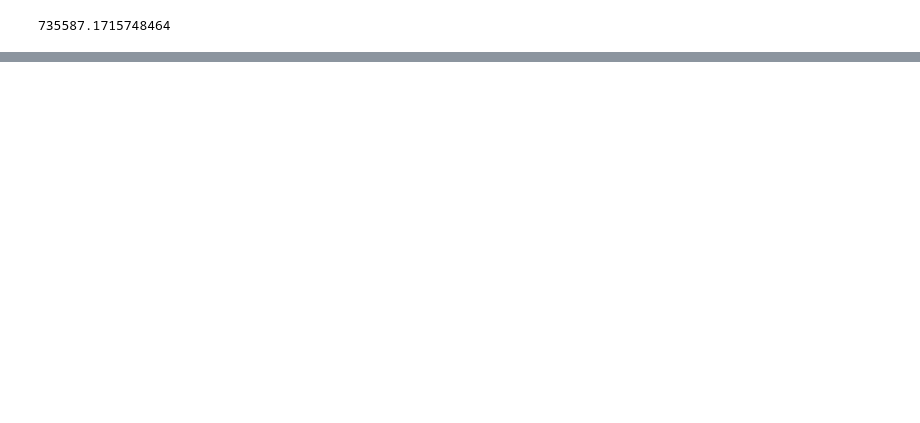
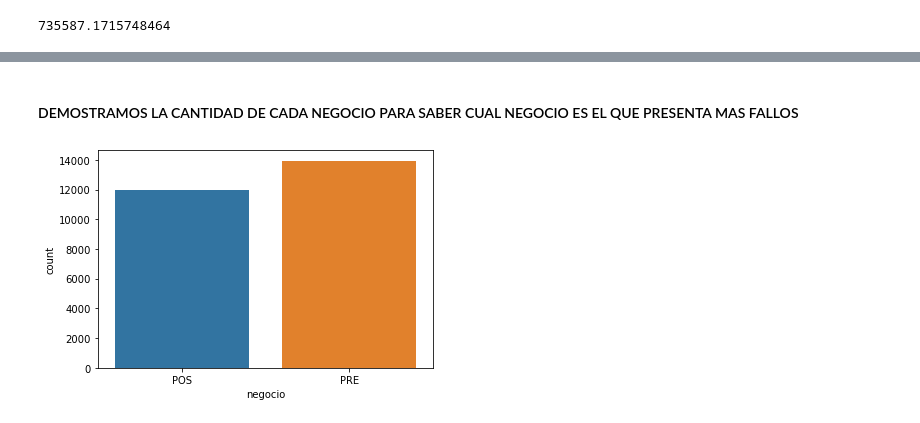
Before and after one commit to SrDemoniaco/Diplomado, a Jupyter notebook: Proyecto.ipynb, the cells around one changed output, grey strips where cells are left out. Saved outputs shown, nothing was run; the diff lists cells and outputs as text; code cells hidden in the pictures; blank space fills up the shorter version.

```diff
--- a/Proyecto.ipynb
+++ b/Proyecto.ipynb
@@ -151,0 +233,9 @@ plt.show()
+# %% [markdown]
+#### DEMOSTRAMOS LA CANTIDAD DE CADA NEGOCIO PARA SABER CUAL NEGOCIO ES EL QUE PRESENTA MAS FALLOS
+# %%
+sns.countplot(x='negocio', data= union)
+
+# Show the plot
+plt.show()
+# %% [output]
+[figure, added]
```
Also changed, not shown: parts of 134 cells of this notebook, 5 other files.
